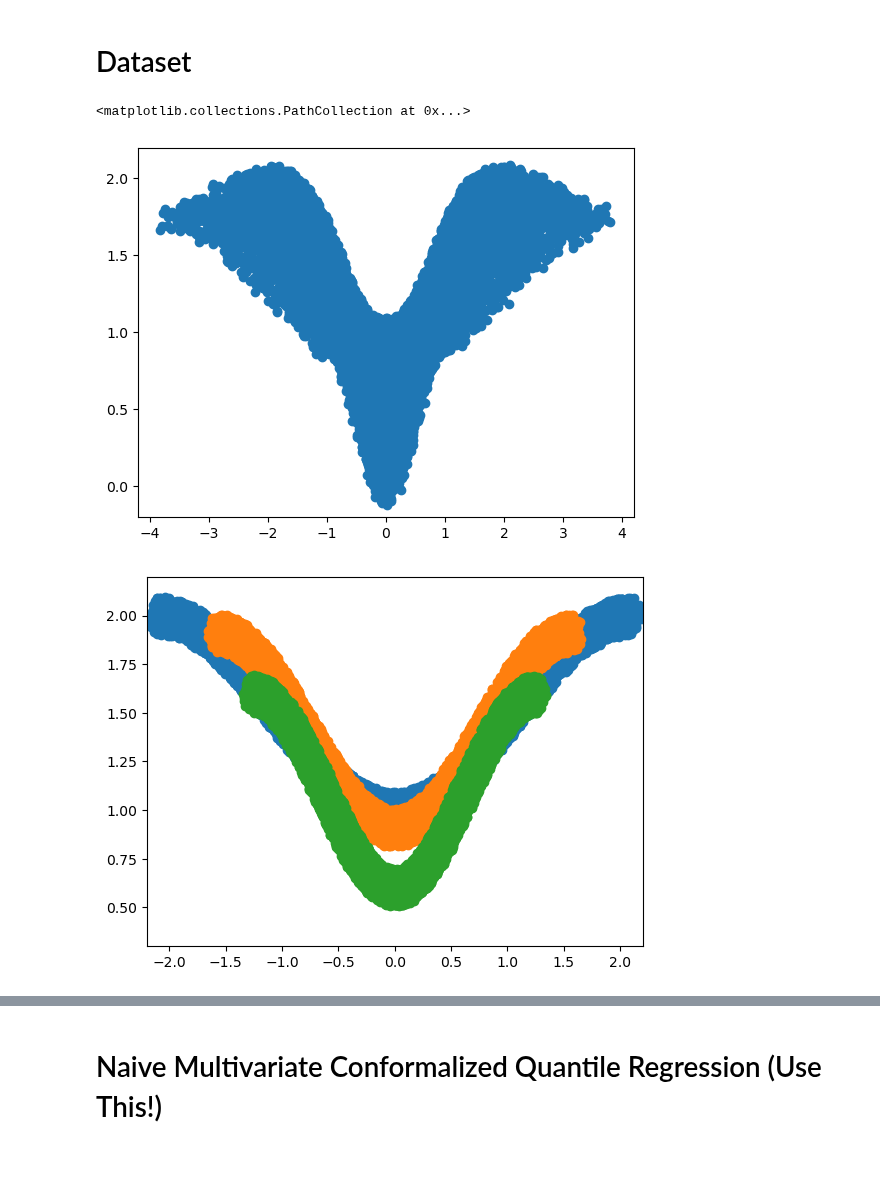
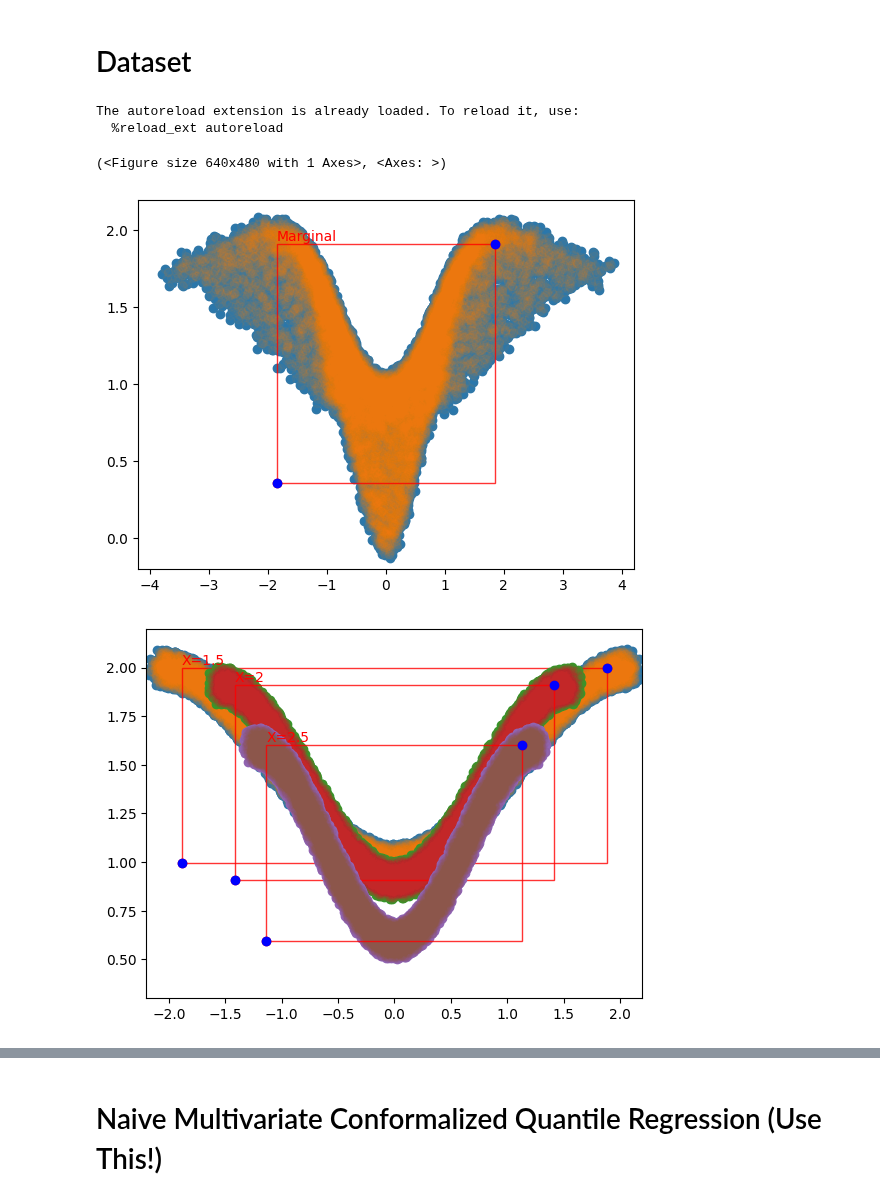
Before and after one commit to Danfoa/symm_rep_learn, a Jupyter notebook: conformalized_quantile_regression.ipynb, the cells around one changed output, grey strips where cells are left out. Cells and saved outputs as stored; diff of their text form; code cells hidden in the pictures; blank space fills up the shorter version.

```diff
--- a/conformalized_quantile_regression.ipynb
+++ b/conformalized_quantile_regression.ipynb
@@ -3,7 +3,16 @@
 # %%
 import matplotlib.pyplot as plt
 import torch
+import numpy as np
+from torch.nn import Sequential, Linear, ReLU, BatchNorm1d
+from torch.utils.data import DataLoader, TensorDataset
+import pandas as pd
+import math
+from tqdm import tqdm
+from matplotlib.patches import Rectangle
 
+%load_ext autoreload
+%autoreload 2
 
 def synthetic_dataset(n: int, p: int = 1, condition_on_x: torch.Tensor = None):
     """Synthetic dataset from https://arxiv.org/abs/2110.00816, Appendix B.1.
@@ -11,44 +20,104 @@ def synthetic_dataset(n: int, p: int = 1, condition_on_x: torch.Tensor = None):
     Args:
         n: sample size
         p: number of features. Defaults to 1 (used in the paper).
         condition_on_x: If None, generates marginal model. If Tesor, expects shape (1, p).
     """
     beta_hat = torch.rand(size=(n, p))
     beta = beta_hat / torch.linalg.norm(beta_hat, ord=1, dim=1, keepdim=True)
     z = 2 * torch.pi * torch.rand(size=(n, p)) - torch.pi
     phi = 2 * torch.pi * torch.rand(size=(n, p))
     r = 2 * 0.1 * torch.rand(size=(n, p)) - 0.1
     if condition_on_x is None:
         x = (3.2 - 0.8) * torch.rand(size=(n, p)) + 0.8
         y_0 = z / (beta * x).sum(dim=1, keepdim=True) + r * torch.cos(phi)
         y_1 = 0.5 * (-torch.cos(z) + 1) + r * torch.sin(phi) + torch.sin(x.mean(dim=1, keepdim=True))
     else:
         x = condition_on_x
         y_0 = z / (beta * x).sum(dim=1, keepdim=True) + r * torch.cos(phi)
         y_1 = 0.5 * (-torch.cos(z) + 1) + r * torch.sin(phi) + torch.sin(x.mean(dim=1, keepdim=True))
 
     return x, y_0, y_1
 
 
+def plot_quantiles(y_c, low_q, up_q, ax=None, label="pred", alpha=0.05, gt=True):
+    """
+    Plots the empirical quantiles and the predicted quantiles.
+
+    Args:
+        y_c (torch.Tensor): The data to compute the ground truth quantiles.
+        low_q (np.ndarray): The lower quantiles predicted by the model.
+        up_q (np.ndarray): The upper quantiles predicted by the model.
+        ax (matplotlib.axes.Axes, optional): The axis to plot on. If None, a new figure and axis are created.
+        label (str, optional): The label for the predicted quantiles. Defaults to "pred".
+    """
+    # Compute the empirical quantiles GT
+    q_up_gt, q_lo_gt = np.quantile(y_c, 1-alpha, axis=0), np.quantile(y_c, alpha, axis=0)
+
+    y_c = y_c
+    y0_low, y1_low = low_q[0], low_q[1]
+    y0_up, y1_up = up_q[0], up_q[1]
+
+    if ax is None:
+        fig, ax = plt.subplots()
+    else:
+        fig = ax.figure
+
+    ax.scatter(y_c[:, 0], y_c[:, 1], alpha=0.05)
+    # ax.scatter(y_c[:100, 0], y_c[:100, 1], color="green")
+    ax.scatter(low_q[0], low_q[1], color="red")
+    ax.scatter(up_q[0], up_q[1], color="red")
+
+    # Add rectangles for the predicted quantiles
+    pred_rect = Rectangle((y0_low, y1_low), y0_up - y0_low, y1_up - y1_low,
+                          edgecolor='red', facecolor='none', alpha=0.8)
+    ax.add_patch(pred_rect)
+    ax.text(y0_low, y1_up, label, color='red', verticalalignment='bottom')
+
+    # Plot the GT
+    ax.scatter(q_lo_gt[0], q_lo_gt[1], color="blue")
+    ax.scatter(q_up_gt[0], q_up_gt[1], color="blue")
+
+    # Add rectangles for the ground truth quantiles
+    if gt:
+        gt_rect = Rectangle((q_lo_gt[0], q_lo_gt[1]), q_up_gt[0] - q_lo_gt[0], q_up_gt[1] - q_lo_gt[1],
+                            edgecolor='blue', facecolor='none', alpha=0.8)
+        ax.add_patch(gt_rect)
+        ax.text(q_lo_gt[0], q_up_gt[1], 'Ground Truth', color='blue', verticalalignment='bottom')
+
+    return fig, ax
+
 # Marginal of Y = (Y_0, Y_1), Fig. 1 (left) of https://arxiv.org/abs/2110.00816
 _, y_0, y_1 = synthetic_dataset(n=20000, p=1)
 fig, ax = plt.subplots()
 offset = 0.2
 ax.set_xlim(-4 - offset, 4 + offset)
 ax.set_ylim(0 - offset, 2 + offset)
 ax.scatter(y_0, y_1)
+
+# Compute marginal quantiles
+ALPHA = 0.05  # This is multiplied by the output dimension
+
+y = np.hstack([y_0, y_1])
+q_up_gt, q_lo_gt = np.quantile(y, 1-ALPHA, axis=0), np.quantile(y, ALPHA, axis=0)
+
+plot_quantiles(y, q_lo_gt, q_up_gt, ax=ax, label="Marginal", gt=False)
 # %% [output]
-<matplotlib.collections.PathCollection at 0x...>
+The autoreload extension is already loaded. To reload it, use:
+  %reload_ext autoreload
+(<Figure size 640x480 with 1 Axes>, <Axes: >)
-[figure, old version]
+[figure, new version]
 # %%
 # Condition of Y = (Y_0, Y_1) | X = [1.5, 2, 2.5], Fig. 1 (right) of https://arxiv.org/abs/2110.00816
 fig, ax = plt.subplots(ncols=1)
-x = [1.5, 2.0, 2.5]
+x = [1.5, 2, 2.5]
 offset = 0.2
 ax.set_xlim(-2 - offset, 2 + offset)
 ax.set_ylim(0.5 - offset, 2 + offset)
 for j in range(3):
     _, y_0, y_1 = synthetic_dataset(n=20000, condition_on_x=torch.Tensor([x[j]]).reshape(-1, 1))
     ax.scatter(y_0, y_1)
+    y_cond_x = np.hstack([y_0, y_1])
+    q_up_gt, q_lo_gt = np.quantile(y_cond_x, 1-ALPHA, axis=0), np.quantile(y_cond_x, ALPHA, axis=0)
+    plot_quantiles(y_cond_x, q_lo_gt, q_up_gt, ax=ax, label=f"X={x[j]}", gt=False)
 # %% [output]
-[figure, old version]
+[figure, new version]
```
Also changed, not shown: parts of 10 cells of this notebook, 8 other files.
